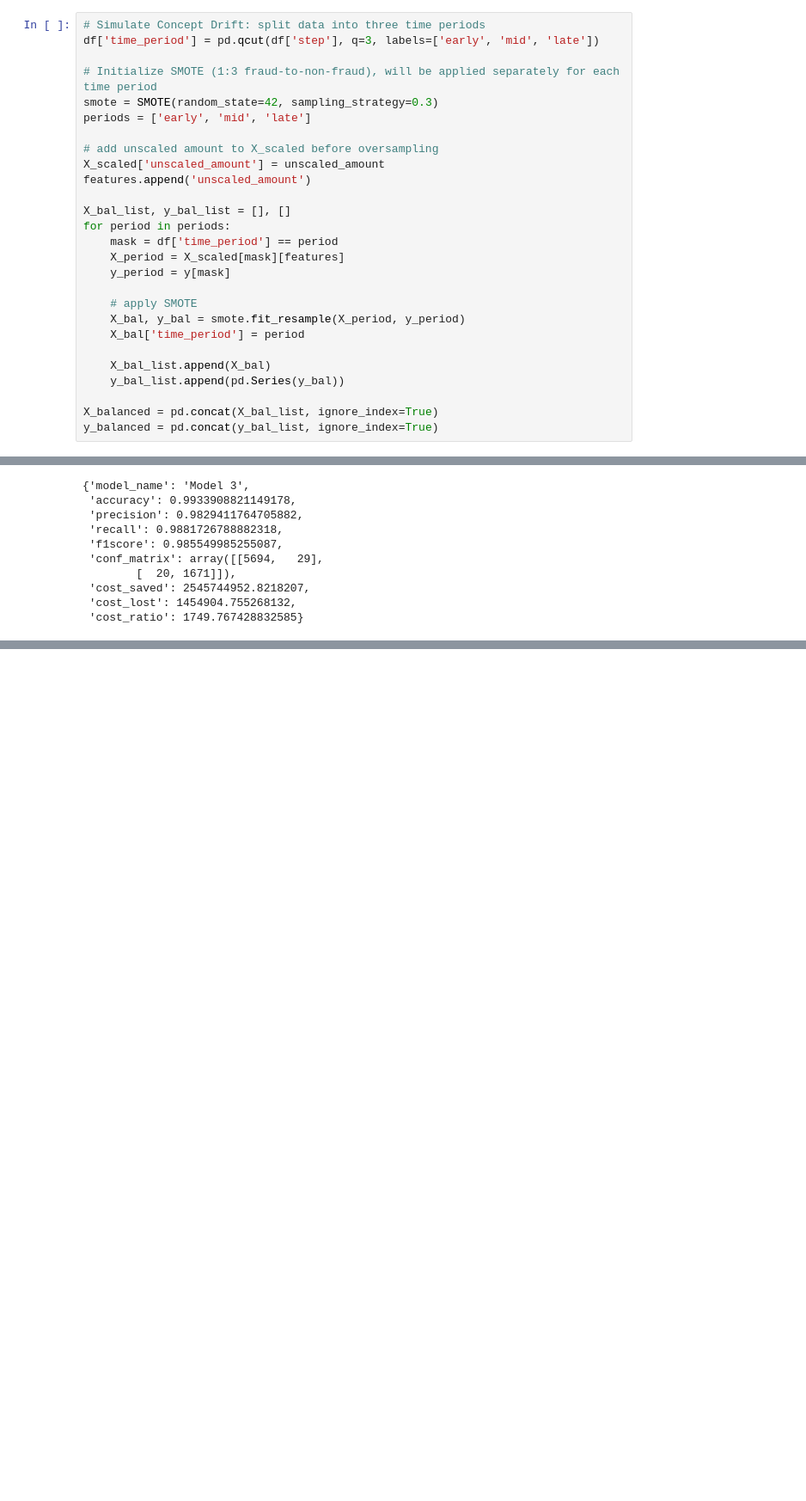
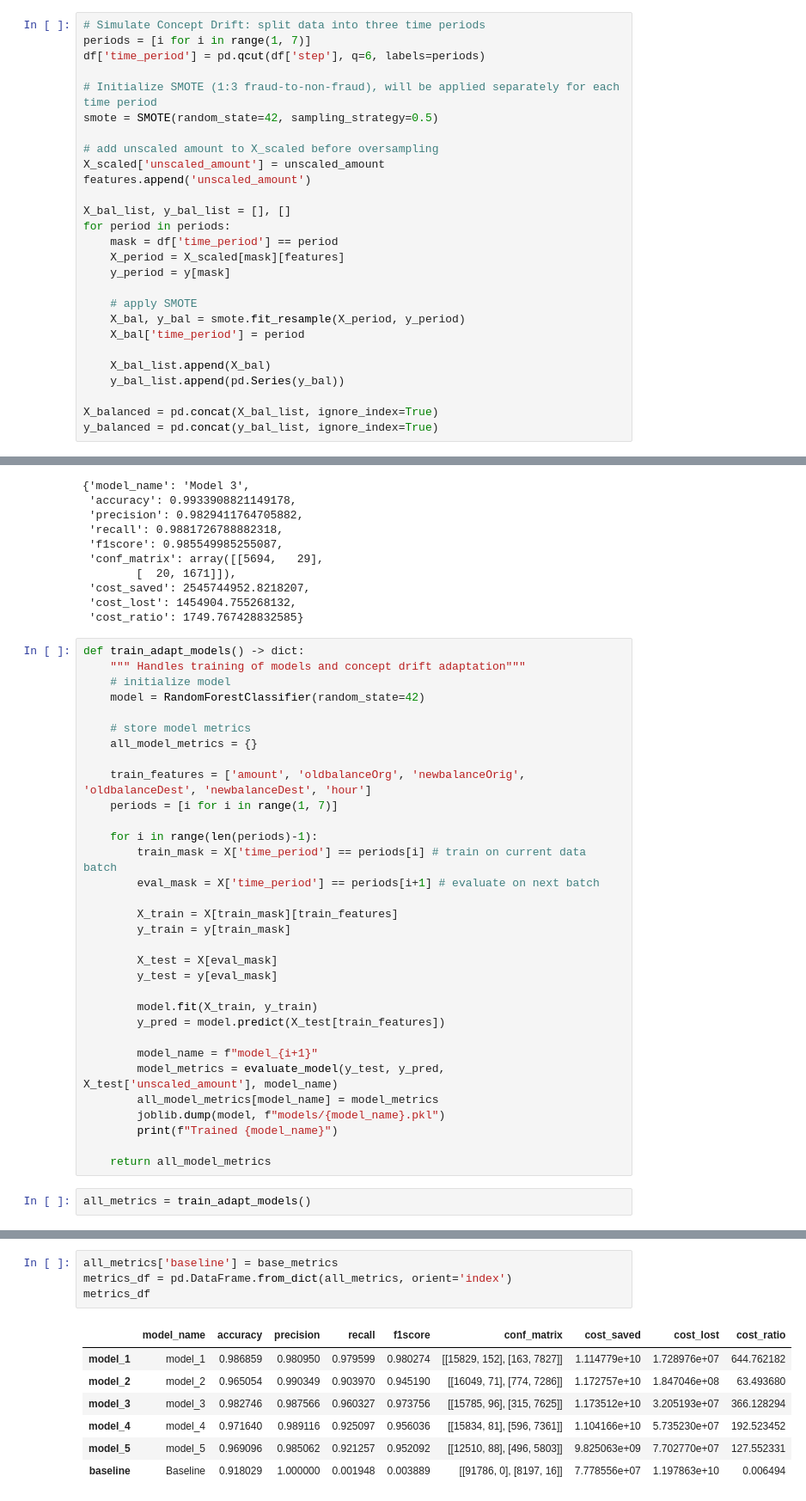
Before and after one commit to maradeben/msc_fraud_detection, a Jupyter notebook: notebook.ipynb, the cells around one changed output, grey strips where cells are left out. Shown: that part at 86% size. Drawn from its saved outputs; the diff is of its cells as text; blank space fills up the shorter version.

Commit message:
training and evaluation

```diff
--- a/notebook.ipynb
+++ b/notebook.ipynb
@@ -341,11 +318,11 @@ Name: isFraud, dtype: int64
 The scaler and SMOTE cannot handle string variables, hence the labels have to be added after applying both.
 # %%
 # Simulate Concept Drift: split data into three time periods
-df['time_period'] = pd.qcut(df['step'], q=3, labels=['early', 'mid', 'late'])
+periods = [i for i in range(1, 7)]
+df['time_period'] = pd.qcut(df['step'], q=6, labels=periods)
 
 # Initialize SMOTE (1:3 fraud-to-non-fraud), will be applied separately for each time period
-smote = SMOTE(random_state=42, sampling_strategy=0.3)
-periods = ['early', 'mid', 'late']
+smote = SMOTE(random_state=42, sampling_strategy=0.5)
 
 # add unscaled amount to X_scaled before oversampling
 X_scaled['unscaled_amount'] = unscaled_amount
@@ -554,3 +524,37 @@ evaluate_model(y_l_test, rfc.predict(X_l_test[train_features]), X_l_test['unscal
  'cost_saved': 2545744952.8218207,
  'cost_lost': 1454904.755268132,
  'cost_ratio': 1749.767428832585}
+# %%
+def train_adapt_models() -> dict:
+    """ Handles training of models and concept drift adaptation"""
+    # initialize model
+    model = RandomForestClassifier(random_state=42)
+
+    # store model metrics
+    all_model_metrics = {}
+
+    train_features = ['amount', 'oldbalanceOrg', 'newbalanceOrig', 'oldbalanceDest', 'newbalanceDest', 'hour']
+    periods = [i for i in range(1, 7)]
+
+    for i in range(len(periods)-1):
+        train_mask = X['time_period'] == periods[i] # train on current data batch
+        eval_mask = X['time_period'] == periods[i+1] # evaluate on next batch
+
+        X_train = X[train_mask][train_features]
+        y_train = y[train_mask]
+
+        X_test = X[eval_mask]
+        y_test = y[eval_mask]
+
+        model.fit(X_train, y_train)
+        y_pred = model.predict(X_test[train_features])
+
+        model_name = f"model_{i+1}"
+        model_metrics = evaluate_model(y_test, y_pred, X_test['unscaled_amount'], model_name)
+        all_model_metrics[model_name] = model_metrics
+        joblib.dump(model, f"models/{model_name}.pkl")
+        print(f"Trained {model_name}")
+
+    return all_model_metrics
+# %%
+all_metrics = train_adapt_models()
@@ -556,0 +567,12 @@ evaluate_model(y_l_test, rfc.predict(X_l_test[train_features]), X_l_test['unscal
+# %%
+all_metrics['baseline'] = base_metrics
+metrics_df = pd.DataFrame.from_dict(all_metrics, orient='index')
+metrics_df
+# %% [output]
+|  | model_name | accuracy | precision | recall | f1score | conf_matrix | cost_saved | cost_lost | cost_ratio |
+| model_1 | model_1 | 0.986859 | 0.980950 | 0.979599 | 0.980274 | [[15829, 152], [163, 7827]] | 1.114779e+10 | 1.728976e+07 | 644.762182 |
+| model_2 | model_2 | 0.965054 | 0.990349 | 0.903970 | 0.945190 | [[16049, 71], [774, 7286]] | 1.172757e+10 | 1.847046e+08 | 63.493680 |
+| model_3 | model_3 | 0.982746 | 0.987566 | 0.960327 | 0.973756 | [[15785, 96], [315, 7625]] | 1.173512e+10 | 3.205193e+07 | 366.128294 |
+| model_4 | model_4 | 0.971640 | 0.989116 | 0.925097 | 0.956036 | [[15834, 81], [596, 7361]] | 1.104166e+10 | 5.735230e+07 | 192.523452 |
+| model_5 | model_5 | 0.969096 | 0.985062 | 0.921257 | 0.952092 | [[12510, 88], [496, 5803]] | 9.825063e+09 | 7.702770e+07 | 127.552331 |
+| baseline | Baseline | 0.918029 | 1.000000 | 0.001948 | 0.003889 | [[91786, 0], [8197, 16]] | 7.778556e+07 | 1.197863e+10 | 0.006494 |
```
Also changed, not shown: parts of 14 cells of this notebook, 7 other files.
